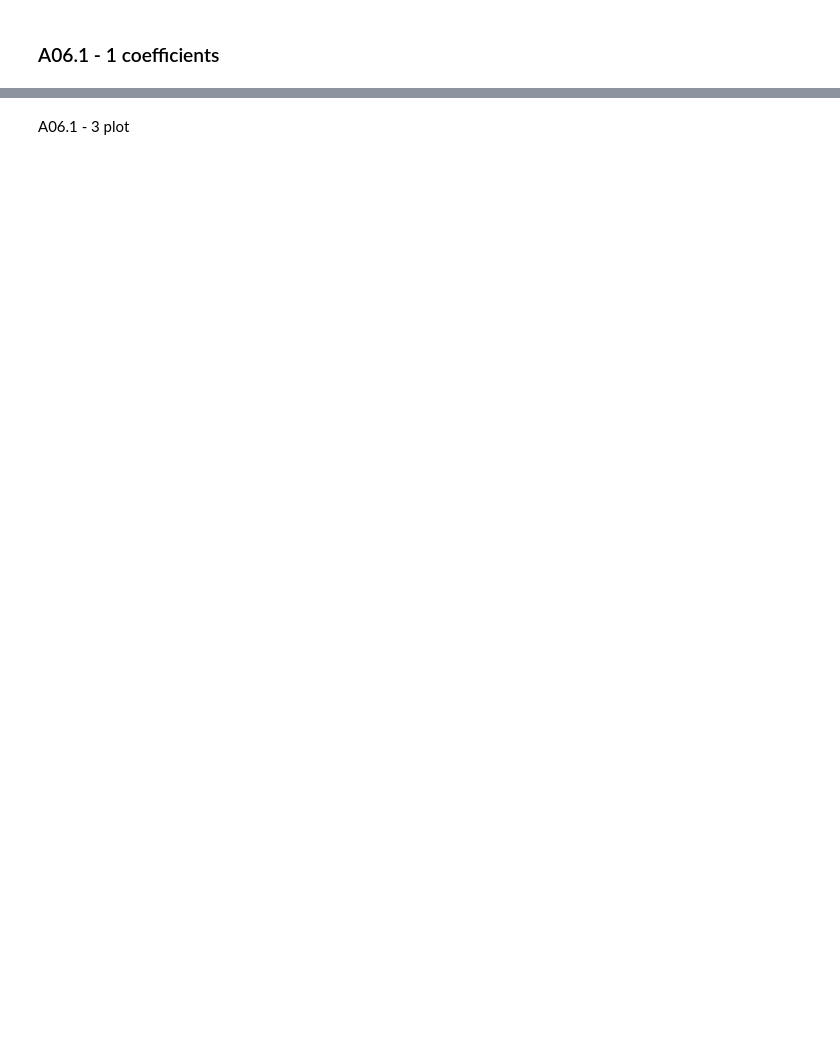
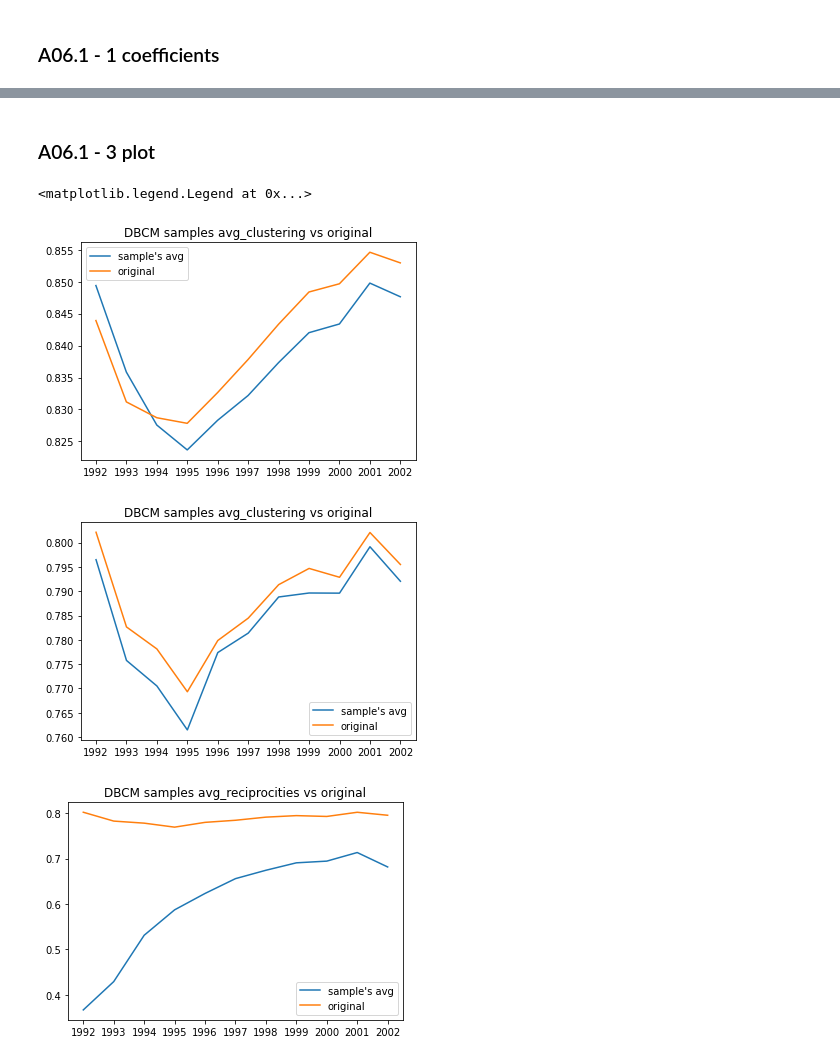
Before and after one commit to JunTu-XD/NetSci, a Jupyter notebook: assignment_6/Tu_Jun_EX06.ipynb, the cells around one changed output, grey strips where cells are left out. Drawn from its saved outputs; the diff is of its cells as text; code cells hidden in the pictures; blank space fills up the shorter version.

```diff
--- a/assignment_6/Tu_Jun_EX06.ipynb
+++ b/assignment_6/Tu_Jun_EX06.ipynb
@@ -11,9 +11,9 @@ import networkx as nx
 path = "Data/"
 
 nets = []
-nets_index = ["WDN_"+str(i) for i in range(1992, 2003)]
+nets_index = [str(i) for i in range(1992, 2003)]
 for index in nets_index:
-    gml_file = path + index +".txt.graphml"
+    gml_file = path + 'WDN_' +index +".txt.graphml"
     G = nx.read_graphml(gml_file)
     nets.append(G)
 figure_index = 10
@@ -158,2 +165,25 @@ NameError: name 'output' is not defined
 # %% [markdown]
-A06.1 - 3 plot
+### A06.1 - 3 plot
+# %%
+new_figure()
+plt.title("DBCM samples avg_clustering vs original")
+plt.plot(nets_index, undirected_sample_clustering_t, label = "sample's avg")
+plt.plot(nets_index, original_undirected_clustering_t, label = "original")
+plt.legend()
+
+new_figure()
+plt.title("DBCM samples avg_clustering vs original")
+plt.plot(nets_index, directed_sample_clustering_t, label = "sample's avg")
+plt.plot(nets_index, original_clustering_t, label = "original")
+plt.legend()
+
+new_figure()
+plt.title("DBCM samples avg_reciprocities vs original")
+plt.plot(nets_index, sample_reci_t, label = "sample's avg")
+plt.plot(nets_index, original_reci_t, label = "original")
+plt.legend()
+# %% [output]
+<matplotlib.legend.Legend at 0x...>
+[figure, added]
+[figure, added]
+[figure, added]
```
Also changed, not shown: parts of 7 cells of this notebook.
